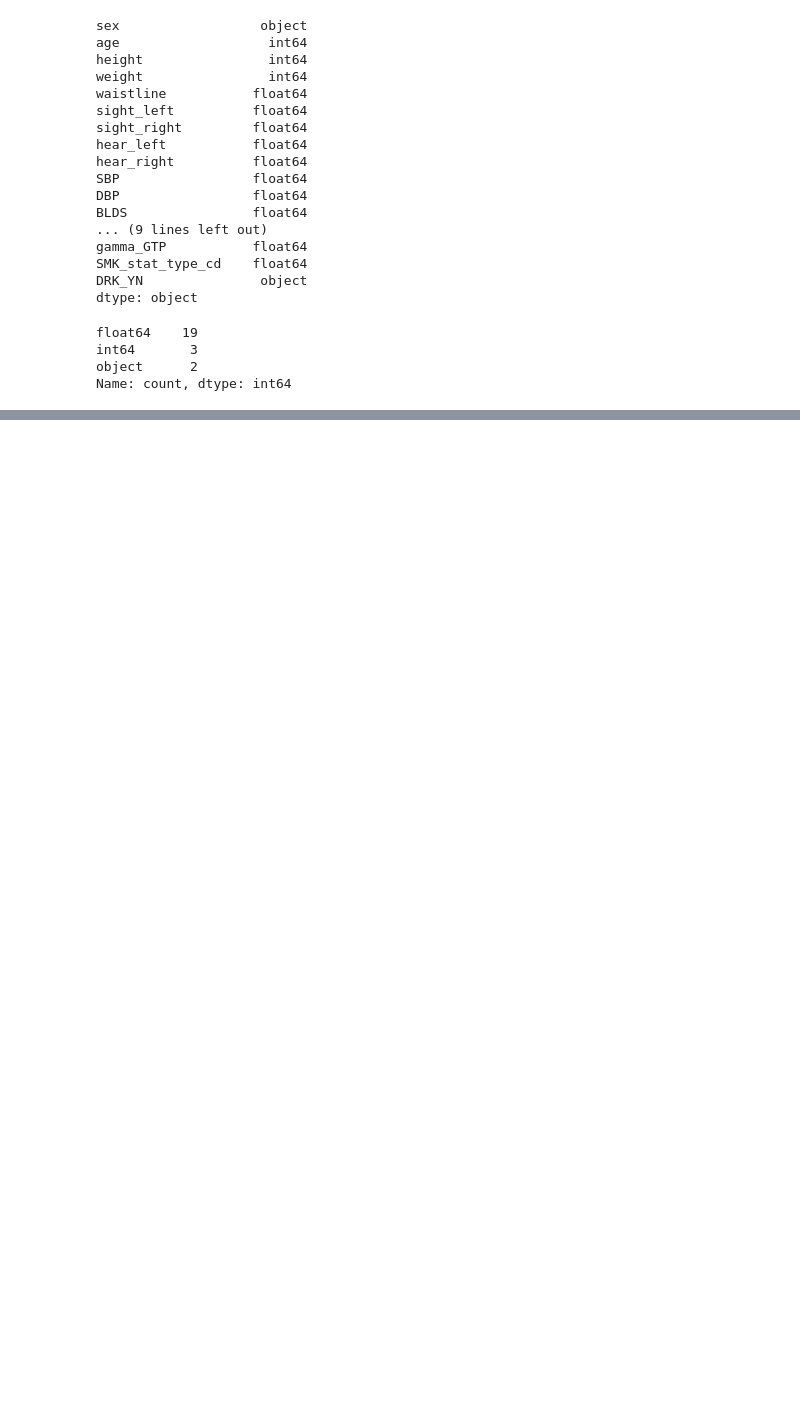
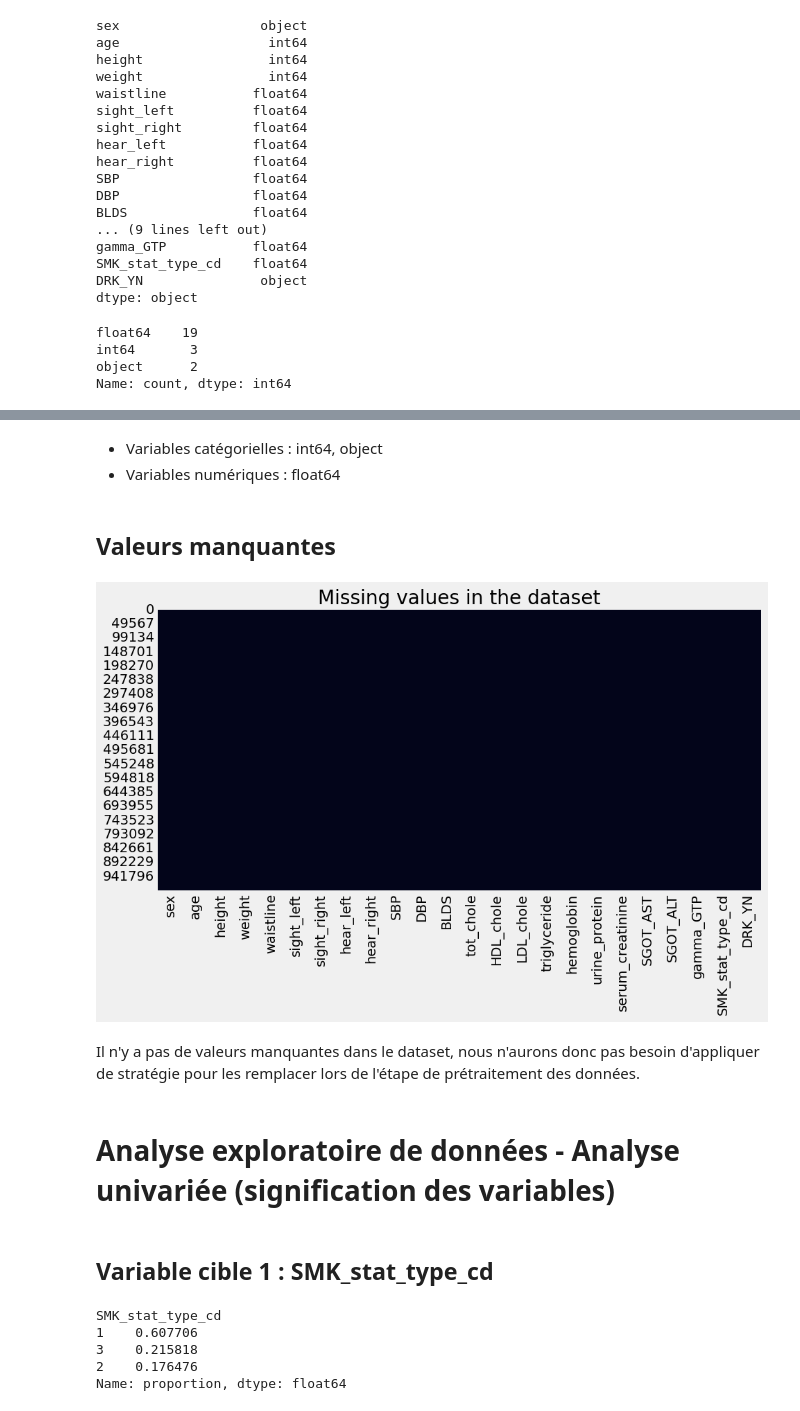
Before and after one commit to Merii-s/Machine-Learning-Smoking-multi-class-classification-, a Jupyter notebook: projet.ipynb, the cells around one changed output, grey strips where cells are left out. Drawn from its saved outputs; the diff is of its cells as text; code cells hidden in the pictures; blank space fills up the shorter version.

Commit message:
AED sans analyse bivariée

```diff
--- a/projet.ipynb
+++ b/projet.ipynb
@@ -196,0 +251,13 @@ duplicate_df_smoking_drinking
+# %% [markdown]
+- Variables catégorielles : int64, object
+- Variables numériques : float64
+# %% [markdown]
+## Valeurs manquantes
+# %%
+# Visualiser les valeurs manquantes avec seaborn
+plt.figure(figsize=(10, 5))
+sns.heatmap(df_smoking_drinking.isna(), cbar=False)
+plt.title('Missing values in the dataset')
+plt.show()
+# %% [output]
+[figure, added]
@@ -196,0 +267,14 @@ duplicate_df_smoking_drinking
+# %% [markdown]
+Il n'y a pas de valeurs manquantes dans le dataset, nous n'aurons donc pas besoin d'appliquer de stratégie pour les remplacer lors de l'étape de prétraitement des données.
+# %% [markdown]
+# Analyse exploratoire de données - Analyse univariée (signification des variables)
+# %% [markdown]
+## Variable cible 1 : SMK_stat_type_cd
+# %%
+df_smoking_drinking['SMK_stat_type_cd'].value_counts(normalize=True)
+# %% [output]
+SMK_stat_type_cd
+1    0.607706
+3    0.215818
+2    0.176476
+Name: proportion, dtype: float64
```
Also changed, not shown: parts of 47 cells of this notebook, 2 other files.
